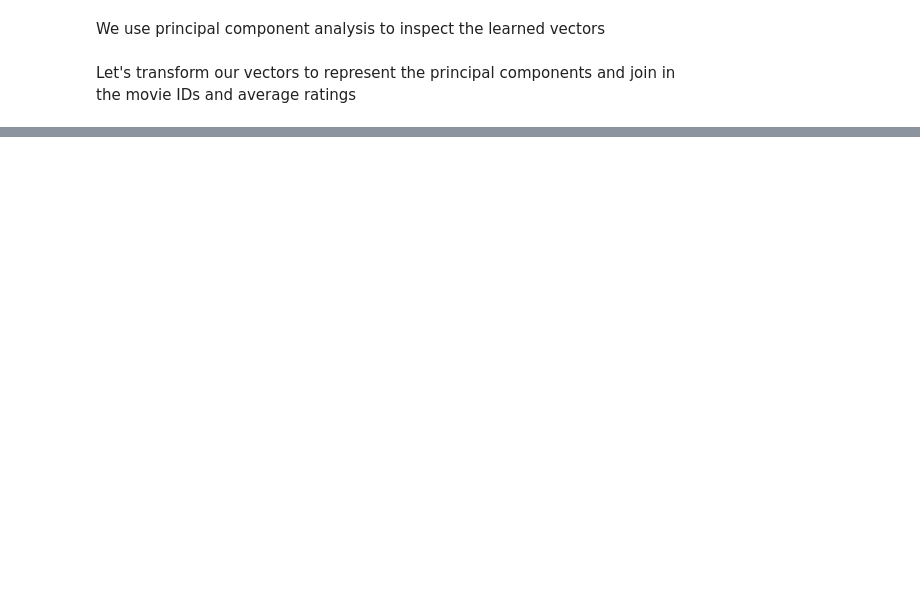
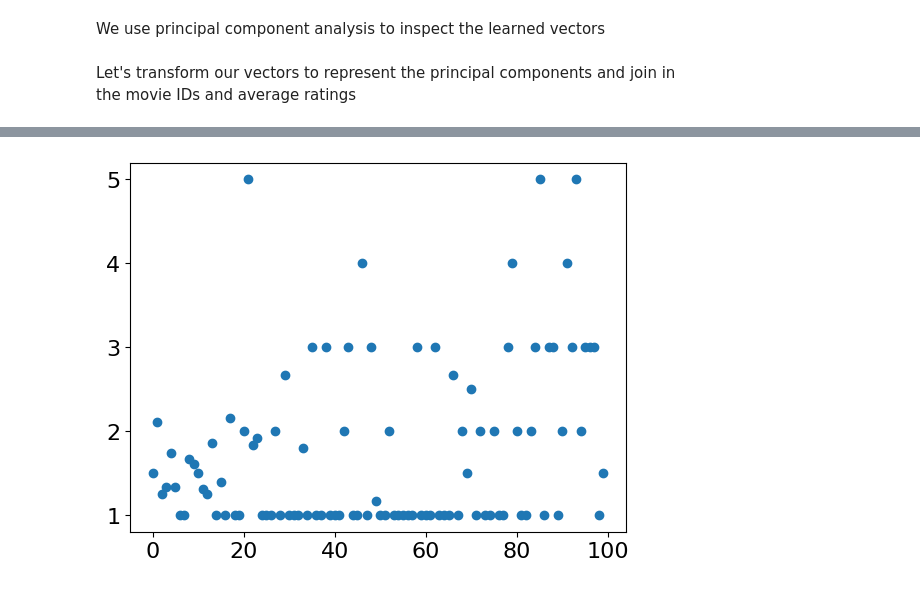
Before and after one commit to LugoBlogger/AK-201-426-data-science, a Jupyter notebook: ch-23-recom-sys-02-matrix-factorization.ipynb, the cells around one changed output, grey strips where cells are left out. Drawn from its saved outputs; the diff is of its cells as text; code cells hidden in the pictures; blank space fills up the shorter version.

```diff
--- a/ch-23-recom-sys-02-matrix-factorization.ipynb
+++ b/ch-23-recom-sys-02-matrix-factorization.ipynb
@@ -233,0 +344,3 @@ vectors = [
+# %%
+for row in sorted(vectors, key=lambda v: v[-1][0])[-25:]:
+  print(row)
@@ -233,0 +365,15 @@ vectors = [
+# %%
+fig, ax = plt.subplots()
+
+N_last = 100
+movie_id_arr = []
+rating_arr = []
+for row in descending_sort[-N_first:]:
+  movie_id_arr.append(row[0])
+  rating_arr.append(row[1])
+
+ax.plot(rating_arr, linestyle="None", marker="o")
+
+plt.show(fig)
+# %% [output]
+[figure, added]
```
Also changed, not shown: parts of 16 cells of this notebook, 20 other files.
